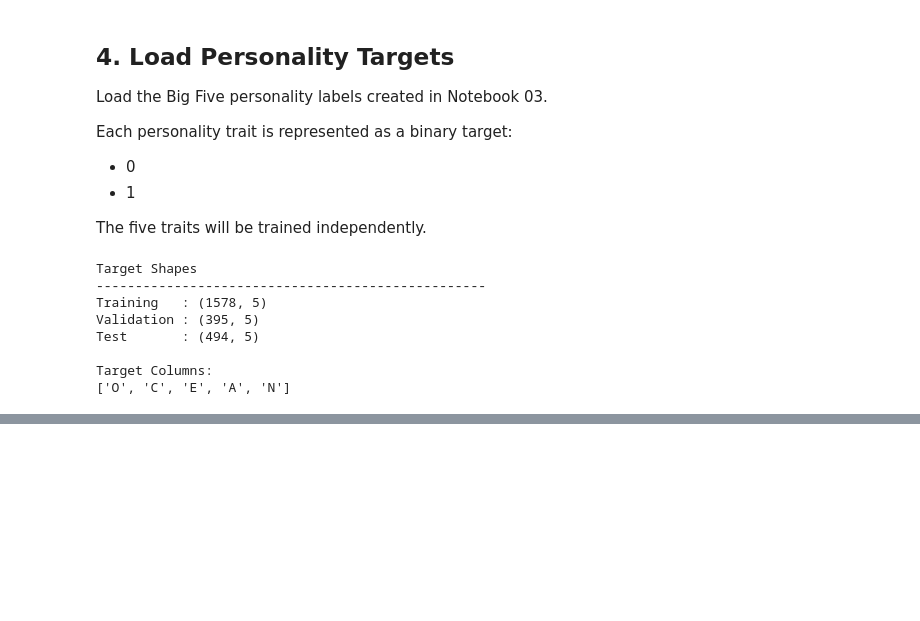
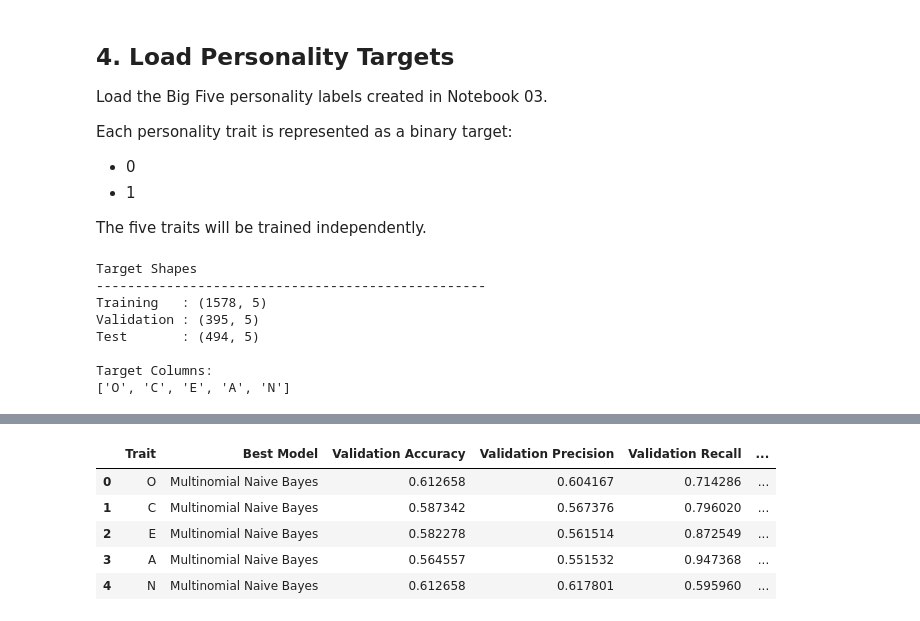
Before and after one commit to Armi-123/AI-CV-Personality-Analyzer, a Jupyter notebook: PersonaHire_AI/notebooks/04_model_training.ipynb, the cells around one changed output, grey strips where cells are left out. Cells and saved outputs as stored; diff of their text form; code cells hidden in the pictures; blank space fills up the shorter version.

```diff
--- a/PersonaHire_AI/notebooks/04_model_training.ipynb
+++ b/PersonaHire_AI/notebooks/04_model_training.ipynb
@@ -235,0 +614,54 @@ Target Columns:
+# %%
+# Select the best model for each personality trait
+best_models = {}
+
+# Store the best model information
+best_model_summary = []
+
+for trait in TARGET_COLUMNS:
+
+    # Filter results for the current trait
+    trait_results = validation_results_df[
+        validation_results_df["Trait"] == trait
+    ]
+
+    # Select the row with the highest F1-score
+    best_row = trait_results.loc[
+        trait_results["F1 Score"].idxmax()
+    ]
+
+    # Get the name of the best model
+    best_model_name = best_row["Model"]
+
+    # Retrieve the trained model
+    best_model = candidate_models[
+        trait
+    ][best_model_name]
+
+    # Store the best model
+    best_models[trait] = best_model
+
+    # Store summary information
+    best_model_summary.append({
+        "Trait": trait,
+        "Best Model": best_model_name,
+        "Validation Accuracy": best_row["Accuracy"],
+        "Validation Precision": best_row["Precision"],
+        "Validation Recall": best_row["Recall"],
+        "Validation F1 Score": best_row["F1 Score"]
+    })
+
+# Create summary DataFrame
+best_model_summary_df = pd.DataFrame(
+    best_model_summary
+)
+
+# Display the best model for each trait
+display(best_model_summary_df)
+# %% [output]
+|  | Trait | Best Model | Validation Accuracy | Validation Precision | Validation Recall | ... |
+| 0 | O | Multinomial Naive Bayes | 0.612658 | 0.604167 | 0.714286 | ... |
+| 1 | C | Multinomial Naive Bayes | 0.587342 | 0.567376 | 0.796020 | ... |
+| 2 | E | Multinomial Naive Bayes | 0.582278 | 0.561514 | 0.872549 | ... |
+| 3 | A | Multinomial Naive Bayes | 0.564557 | 0.551532 | 0.947368 | ... |
+| 4 | N | Multinomial Naive Bayes | 0.612658 | 0.617801 | 0.595960 | ... |
```
Also changed, not shown: parts of 24 cells of this notebook, 1 other file.
